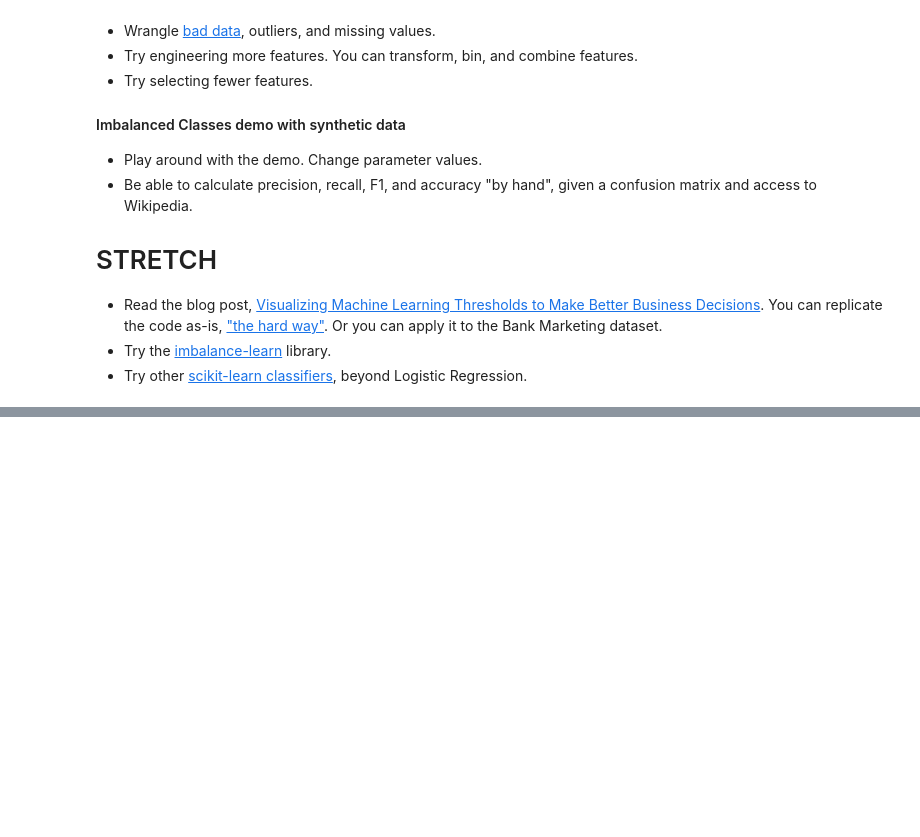
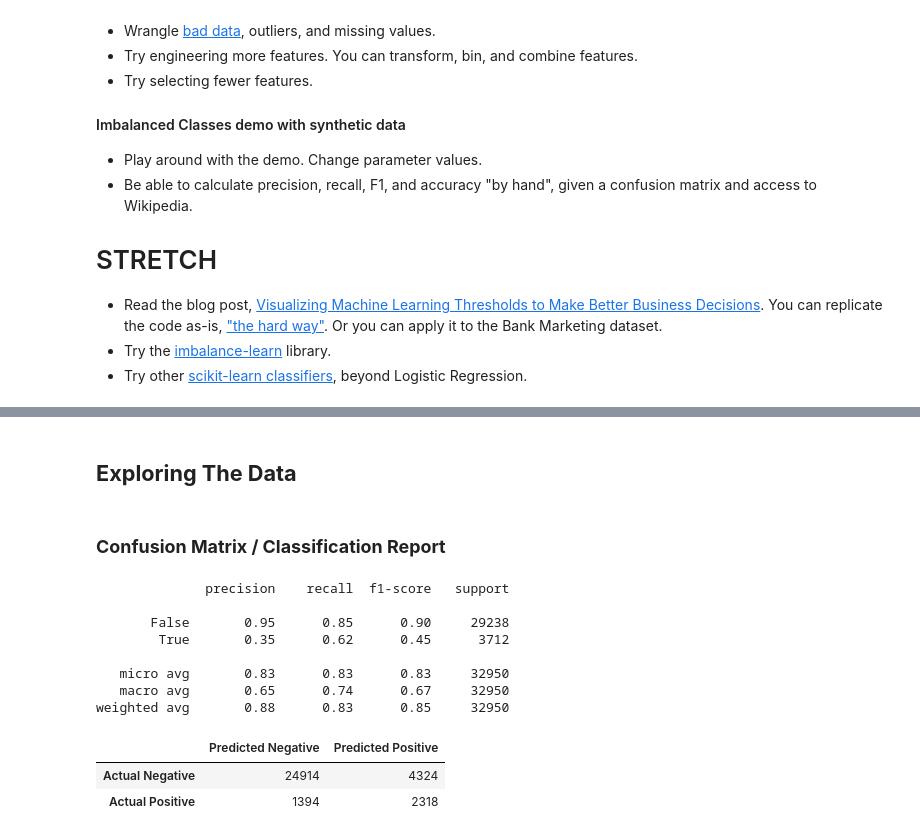
Before and after one commit to LambdaSchool/DS-Unit-2-Sprint-3-Classification-Validation, a Jupyter notebook: module3-classification-metrics/LS_DS_233_Classification_Metrics_Imbalanced_Classes.ipynb, the cells around one changed output, grey strips where cells are left out. Drawn from its saved outputs; the diff is of its cells as text; code cells hidden in the pictures; blank space fills up the shorter version.

```diff
--- a/module3-classification-metrics/LS_DS_233_Classification_Metrics_Imbalanced_Classes.ipynb
+++ b/module3-classification-metrics/LS_DS_233_Classification_Metrics_Imbalanced_Classes.ipynb
@@ -483,0 +673,2 @@ How do the evaluation metrics and decision region plots change?
+# %% [markdown]
+## **Exploring The Data**
@@ -483,0 +698,26 @@ How do the evaluation metrics and decision region plots change?
+# %% [markdown]
+### **Confusion Matrix / Classification Report**
+# %%
+# Setting the threshold in the mid range
+threshold = 0.5
+y_pred = y_pred_proba >= threshold
+
+print(classification_report(y_train, y_pred))
+
+con_matrix = pd.DataFrame(confusion_matrix(y_train, y_pred),
+              columns=['Predicted Negative', 'Predicted Positive'],
+              index=['Actual Negative', 'Actual Positive'])
+
+con_matrix
+# %% [output]
+              precision    recall  f1-score   support
+
+       False       0.95      0.85      0.90     29238
+        True       0.35      0.62      0.45      3712
+
+   micro avg       0.83      0.83      0.83     32950
+   macro avg       0.65      0.74      0.67     32950
+weighted avg       0.88      0.83      0.85     32950
+|  | Predicted Negative | Predicted Positive |
+| Actual Negative | 24914 | 4324 |
+| Actual Positive | 1394 | 2318 |
```
Also changed, not shown: parts of 22 cells of this notebook.
